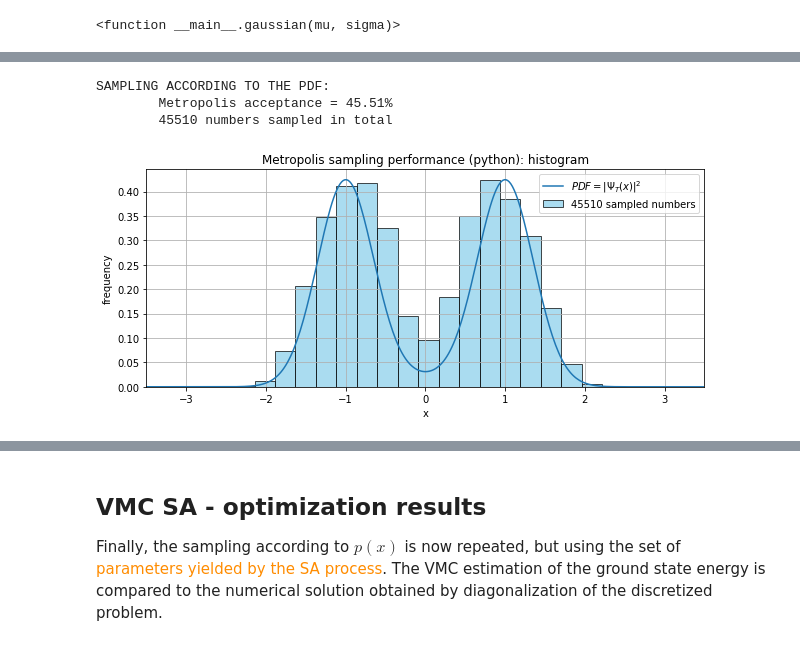
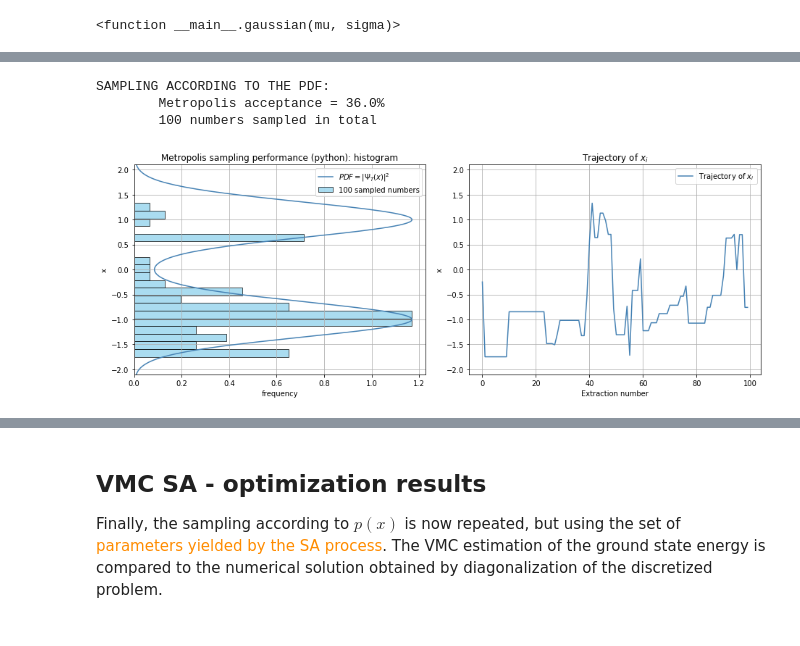
Before and after one commit to Carini108/various, a Jupyter notebook: lez08/work08/Exercises08_Carini.ipynb, the cells around one changed output, grey strips where cells are left out. Cells and saved outputs as stored; diff of their text form; code cells hidden in the pictures.

```diff
--- a/lez08/work08/Exercises08_Carini.ipynb
+++ b/lez08/work08/Exercises08_Carini.ipynb
@@ -107,49 +116,73 @@ def trial_minimizer(x, m, s):
 
 # define the square modulus
 def square_modulus(x, m, s):
     return trial_minimizer(x, m, s)**2
 
 # define parameters of the trial function
 m = 1 # mean (\mu)
 s = 0.5 # standard deviation (\sigma)
 
 # metropolis sampling idea (implemented here for reference, but also in C++)
 q = 0 # starting point for metropolis
 np.random.seed(1) # fix random seed for reproducibility
 Q = [] # store the chain of point extracted
-number_of_proposed_points = 10**5
+number_of_proposed_points = 10**2
 accepted_moves = 0
-width = 3 # width of uniform sampling centered in q
+width = 3. # width of uniform sampling centered in q
 
 for j in range(number_of_proposed_points):
     proposed_move = ( q - 0.5*width + width*np.random.random_sample() )
-    if np.random.random_sample()<min(1,square_modulus(proposed_move, m, s)/square_modulus(q, m, s)): # favour higher probability regions
-        accepted_moves+=1 # update
-        q=proposed_move # update
-        Q.append(q) # save in a list
-    else:
-        continue
+    if np.random.random_sample() < min(1, square_modulus(proposed_move, m, s)/square_modulus(q, m, s)): # favour higher probability regions
+        accepted_moves += 1 # update
+        q = proposed_move # update
+    ############################################
+    # COMMENTED
+    ############################################
+    #if np.random.random_sample() <= 0.5: # give more symmetry
+         #q = -q
+    ############################################
+    # COMMENTED
+    ############################################
+    Q.append(q) # save in a list
 
-acceptance = accepted_moves/number_of_proposed_points
+acceptance = accepted_moves / number_of_proposed_points
 print('SAMPLING ACCORDING TO THE PDF:')
 print(f'\tMetropolis acceptance = {acceptance*100.0}%')
-print(f'\t{accepted_moves} numbers sampled in total')
+print(f'\t{number_of_proposed_points} numbers sampled in total')
 
 # plot details
 x_values = np.linspace(-10, 10, 1000) # generate x values
 y_values = square_modulus(x_values, m, s) # y is the square modulus of psi_trial
-plt.figure(figsize=(10, 4))
-n, bins, patches = plt.hist(Q, bins=20, color='skyblue', edgecolor='black', alpha=0.7, density=True, label=f'{accepted_moves} sampled numbers')
-plt.plot(x_values, y_values*max(n), label='$PDF=|\Psi_T(x)|^2$') # normalized to the maximum bin height
+
+# Create a figure with two subplots
+plt.figure(figsize=(13, 5))
+
+# First subplot: histogram
+plt.subplot(1, 2, 1)  # 1 row, 2 columns, first subplot
+n, bins, patches = plt.hist(Q, bins=20, color='skyblue', edgecolor='black', alpha=0.7, density=True, label=f'{number_of_proposed_points} sampled numbers', orientation='horizontal')
+plt.plot(y_values * max(n), x_values, label='$PDF=|\Psi_T(x)|^2$', color='steelblue') # normalized to the maximum bin height
 plt.title('Metropolis sampling performance (python): histogram')
-plt.xlabel('x')
-plt.ylabel('frequency')
-plt.xlim(-3.5, 3.5)
+plt.ylabel('x')
+plt.xlabel('frequency')
+plt.ylim(-2.1,2.1)
 plt.grid(True)
 plt.legend()
+
+# Second subplot: trajectory of Q[i]
+plt.subplot(1, 2, 2)  # 1 row, 2 columns, second subplot
+plt.plot(Q, label='Trajectory of $x_i$', color='steelblue')
+plt.title('Trajectory of $x_i$')
+plt.xlabel('Extraction number')
+plt.ylabel('x')
+plt.ylim(-2.1,2.1)
+plt.grid(True)
+plt.legend()
+
+# Display the plots
+plt.tight_layout()
 plt.show()
 # %% [output]
 SAMPLING ACCORDING TO THE PDF:
-        Metropolis acceptance = 45.51%
-        45510 numbers sampled in total
+        Metropolis acceptance = 36.0%
+        100 numbers sampled in total
-[figure, old version]
+[figure, new version]
```
Also changed, not shown: parts of 10 cells of this notebook, 17 other files.
